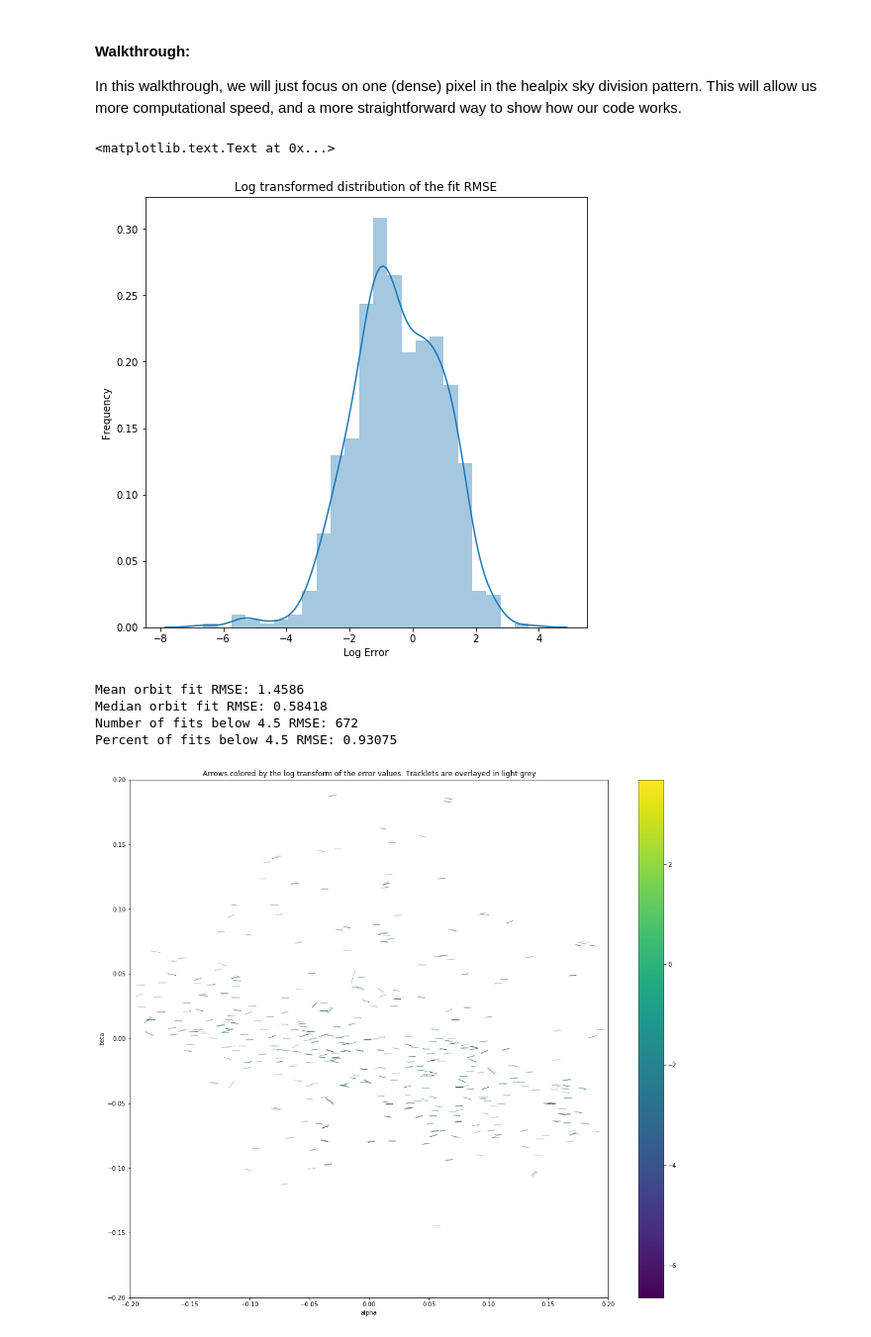
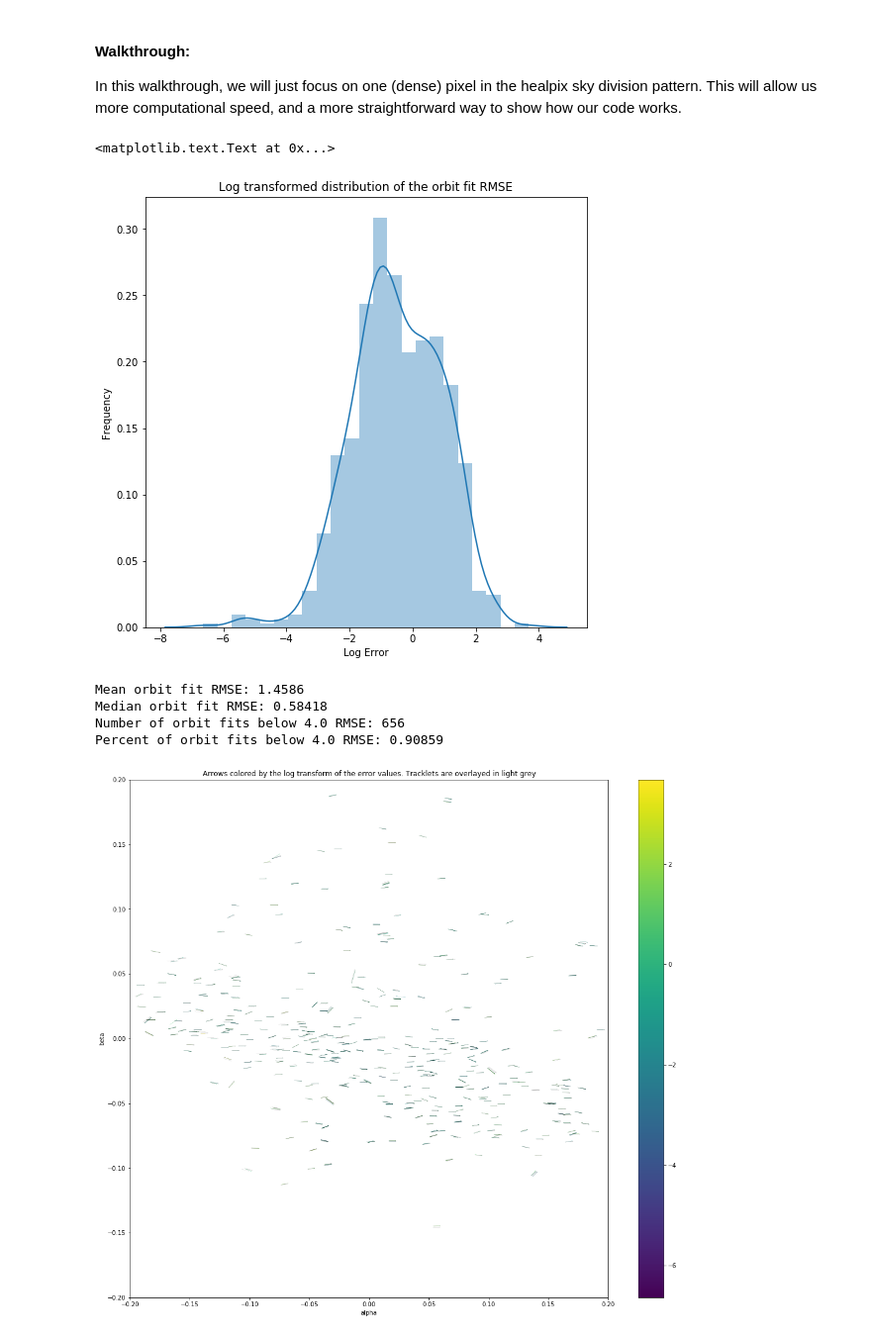
Before and after one commit to pblankley/itf_linking, a Jupyter notebook: linkitf/orbit_fitting.ipynb, the cells around one changed output. Shown: that part at 99% size. Drawn from its saved outputs; the diff is of its cells as text; code cells hidden in the pictures.

```diff
--- a/linkitf/orbit_fitting.ipynb
+++ b/linkitf/orbit_fitting.ipynb
@@ -49,23 +49,23 @@ agg_dict, par_results, chi_res = cl.get_cluster_level_dicts(tr_clust_ids,train_p
 # %%
 fig,ax = plt.subplots(figsize=(8,8))
 sns.distplot([np.log(v) for v in chi_res.values()],ax=ax)
-plt.title('Log transformed distribution of the fit RMSE')
+plt.title('Log transformed distribution of the orbit fit RMSE')
 plt.xlabel('Log Error')
 plt.ylabel('Frequency')
 # %% [output]
 <matplotlib.text.Text at 0x...>
-[figure, old version]
+[figure, new version]
 # %%
-xx=4.5
+xx=4.
 print('Mean orbit fit RMSE: {:.5}'.format(np.mean(list(chi_res.values()))))
 print('Median orbit fit RMSE: {:.5}'.format(np.median(list(chi_res.values()))))
-print('Number of fits below {} RMSE: {}'.format(xx,len([i for i in chi_res.values() if i<xx])))
-print('Percent of fits below {} RMSE: {:.5}'.format(xx,len([i for i in chi_res.values() if i<xx])/len(chi_res)))
+print('Number of orbit fits below {} RMSE: {}'.format(xx,len([i for i in chi_res.values() if i<xx])))
+print('Percent of orbit fits below {} RMSE: {:.5}'.format(xx,len([i for i in chi_res.values() if i<xx])/len(chi_res)))
 # %% [output]
 Mean orbit fit RMSE: 1.4586
 Median orbit fit RMSE: 0.58418
-Number of fits below 4.5 RMSE: 672
-Percent of fits below 4.5 RMSE: 0.93075
+Number of orbit fits below 4.0 RMSE: 656
+Percent of orbit fits below 4.0 RMSE: 0.90859
 # %%
 visual.vis_cluster_tracklet_arrows(par_results,agg_dict,util.lunation_center(n),chi_res,log=True,save=False)
 # %% [output]
```
Also changed, not shown: parts of 11 cells of this notebook, 2 other files.
